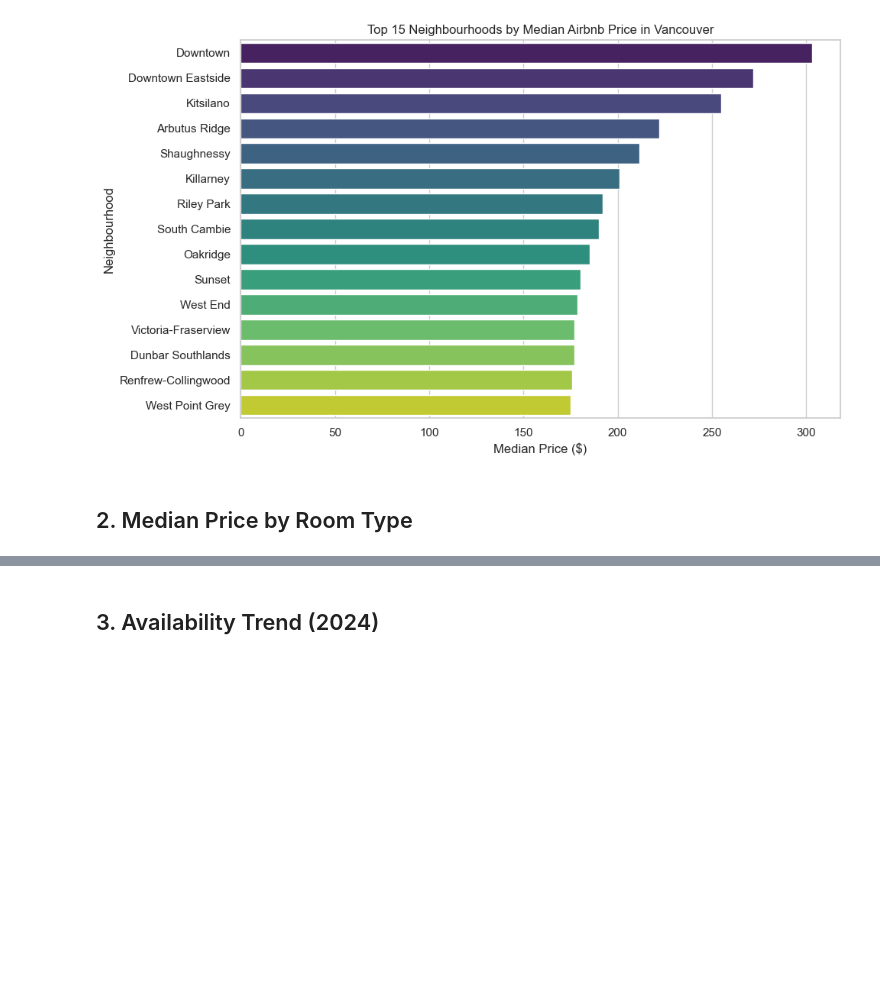
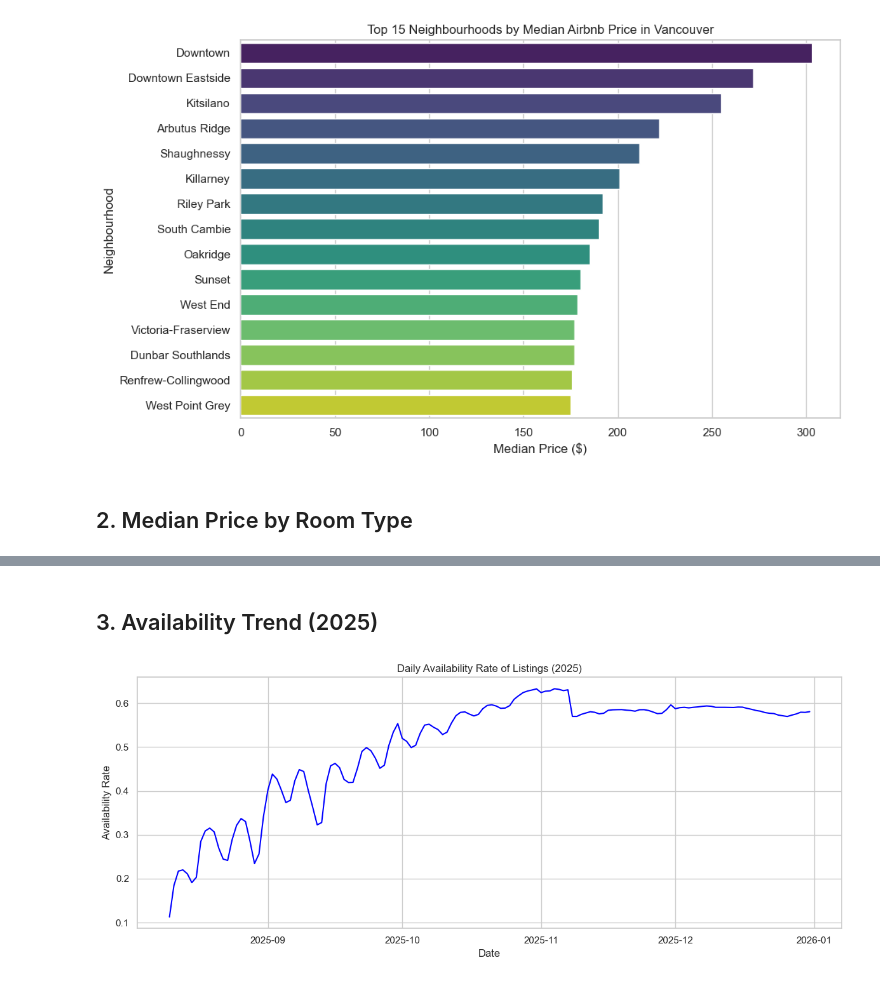
Before and after one commit to disc3110/airbnb-market-analysis, a Jupyter notebook: notebooks/01_eda.ipynb.ipynb, the cells around one changed output, grey strips where cells are left out. Cells and saved outputs as stored; diff of their text form; code cells hidden in the pictures; blank space fills up the shorter version.

```diff
--- a/notebooks/01_eda.ipynb.ipynb
+++ b/notebooks/01_eda.ipynb.ipynb
@@ -74,21 +78,23 @@ plt.show()
 # %% [markdown]
-## 3. Availability Trend (2024)
+## 3. Availability Trend (2025)
 # %%
 query = """
 SELECT date,
        AVG(CASE WHEN available THEN 1 ELSE 0 END)::float AS availability_rate
 FROM analytics.calendar
-WHERE date BETWEEN '2024-01-01' AND '2024-12-31'
+WHERE date BETWEEN '2025-01-01' AND '2025-12-31'
 GROUP BY date
 ORDER BY date;
 """
 df = pd.read_sql(query, engine)
 
 plt.figure(figsize=(12,5))
 plt.plot(df["date"], df["availability_rate"], color="blue")
-plt.title("Daily Availability Rate of Listings (2024)")
+plt.title("Daily Availability Rate of Listings (2025)")
 plt.ylabel("Availability Rate")
 plt.xlabel("Date")
 plt.tight_layout()
 plt.savefig("dashboards/availability_trend.png")
 plt.show()
+# %% [output]
+[figure, added]
```
Also changed, not shown: parts of 2 cells of this notebook, 1 other file.
